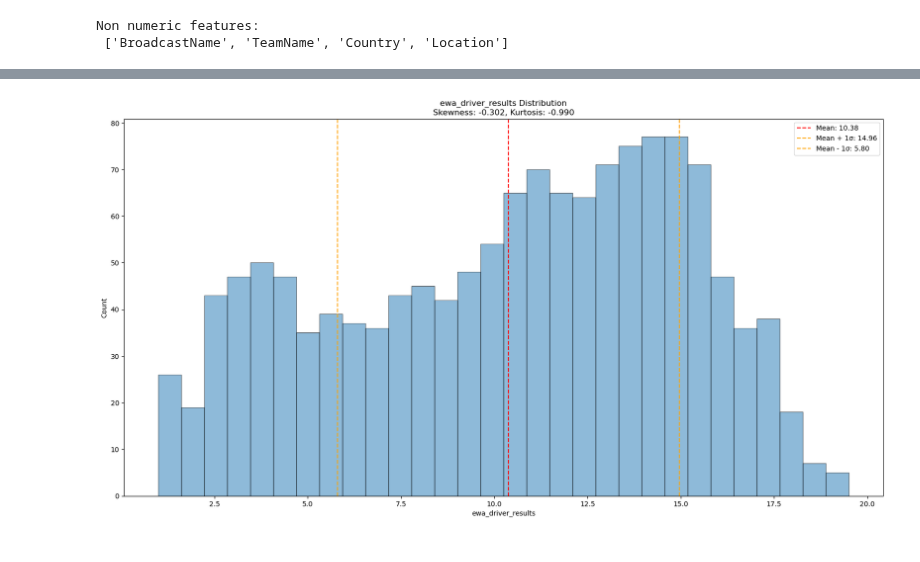
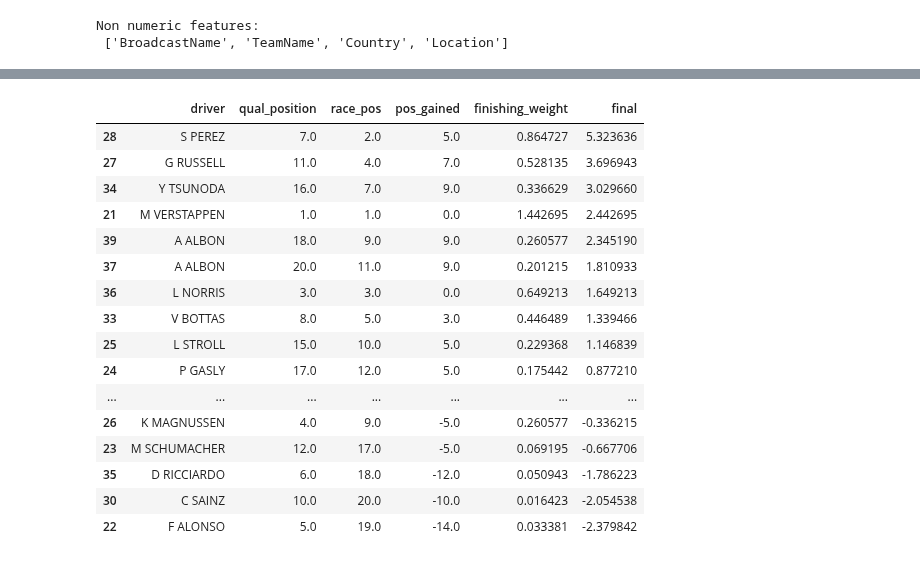
Before and after one commit to rohank36/f1, a Jupyter notebook: experiment.ipynb, the cells around one changed output, grey strips where cells are left out. Saved outputs shown, nothing was run; the diff lists cells and outputs as text; code cells hidden in the pictures.

```diff
--- a/experiment.ipynb
+++ b/experiment.ipynb
@@ -93,4 +93,2 @@ analysis.plot_prob_dist("lag_SpeedST")
 # %%
-analysis.plot_prob_dist("ewa_driver_results")
+#analysis.plot_prob_dist("ewa_driver_results")
-# %% [output]
-[figure, removed]
@@ -96,0 +147,21 @@ analysis.plot_prob_dist("ewa_driver_results")
+# %%
+race_results = data.loc[:, ['BroadcastName','Qual_Position','Race_Position']].iloc[20:40]
+create_pos_gained_encoding(race_results["BroadcastName"],race_results["Qual_Position"],race_results["Race_Position"])
+# %% [output]
+|  | driver | qual_position | race_pos | pos_gained | finishing_weight | final |
+| 28 | S PEREZ | 7.0 | 2.0 | 5.0 | 0.864727 | 5.323636 |
+| 27 | G RUSSELL | 11.0 | 4.0 | 7.0 | 0.528135 | 3.696943 |
+| 34 | Y TSUNODA | 16.0 | 7.0 | 9.0 | 0.336629 | 3.029660 |
+| 21 | M VERSTAPPEN | 1.0 | 1.0 | 0.0 | 1.442695 | 2.442695 |
+| 39 | A ALBON | 18.0 | 9.0 | 9.0 | 0.260577 | 2.345190 |
+| 37 | A ALBON | 20.0 | 11.0 | 9.0 | 0.201215 | 1.810933 |
+| 36 | L NORRIS | 3.0 | 3.0 | 0.0 | 0.649213 | 1.649213 |
+| 33 | V BOTTAS | 8.0 | 5.0 | 3.0 | 0.446489 | 1.339466 |
+| 25 | L STROLL | 15.0 | 10.0 | 5.0 | 0.229368 | 1.146839 |
+| 24 | P GASLY | 17.0 | 12.0 | 5.0 | 0.175442 | 0.877210 |
+| ... | ... | ... | ... | ... | ... | ... |
+| 26 | K MAGNUSSEN | 4.0 | 9.0 | -5.0 | 0.260577 | -0.336215 |
+| 23 | M SCHUMACHER | 12.0 | 17.0 | -5.0 | 0.069195 | -0.667706 |
+| 35 | D RICCIARDO | 6.0 | 18.0 | -12.0 | 0.050943 | -1.786223 |
+| 30 | C SAINZ | 10.0 | 20.0 | -10.0 | 0.016423 | -2.054538 |
+| 22 | F ALONSO | 5.0 | 19.0 | -14.0 | 0.033381 | -2.379842 |
```
Also changed, not shown: parts of 10 cells of this notebook, 4 other files.
